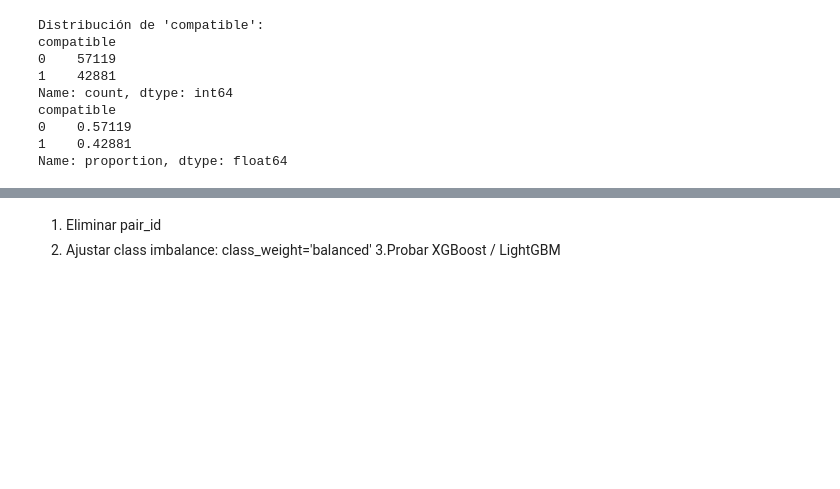
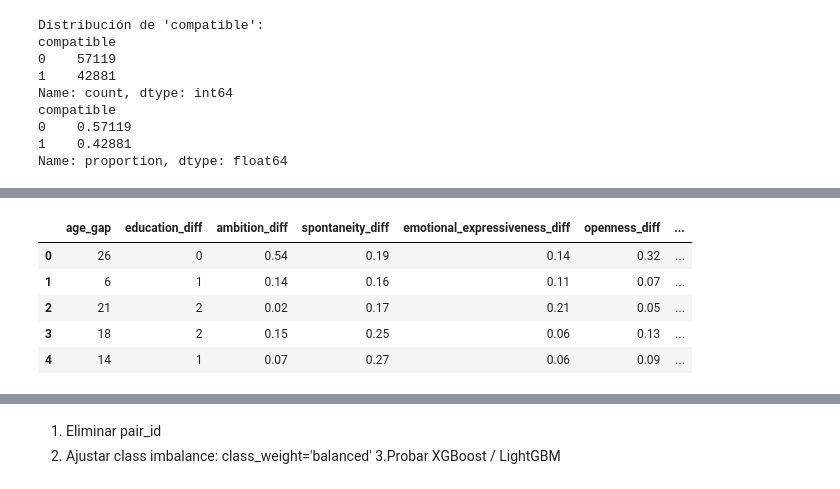
Before and after one commit to OscarDominguezOcana/DISIA-G5, a Jupyter notebook: [DISIA] - G5 - Hito 3.ipynb, the cells around one changed output, grey strips where cells are left out. Cells and saved outputs as stored; diff of their text form; code cells hidden in the pictures; blank space fills up the shorter version.

```diff
--- a/[DISIA] - G5 - Hito 3.ipynb
+++ b/[DISIA] - G5 - Hito 3.ipynb
@@ -127,0 +146,77 @@ Name: proportion, dtype: float64
+# %%
+# =========================
+# 2.1 FEATURE ENGINEERING
+# Basado en relaciones entre Persona A y Persona B
+# =========================
+
+df_fe = df.copy()
+
+# -------------------------
+# Variables relacionales numéricas
+# -------------------------
+df_fe["age_gap"] = np.abs(df_fe["a_age"] - df_fe["b_age"])
+df_fe["education_diff"] = np.abs(df_fe["a_education"] - df_fe["b_education"])
+df_fe["ambition_diff"] = np.abs(df_fe["a_career_ambition"] - df_fe["b_career_ambition"])
+df_fe["spontaneity_diff"] = np.abs(df_fe["a_spontaneity"] - df_fe["b_spontaneity"])
+df_fe["emotional_expressiveness_diff"] = np.abs(
+    df_fe["a_emotional_expressiveness"] - df_fe["b_emotional_expressiveness"]
+)
+
+personality_traits = ["openness", "extraversion", "agreeableness", "conscientiousness"]
+for trait in personality_traits:
+    df_fe[f"{trait}_diff"] = np.abs(df_fe[f"a_{trait}"] - df_fe[f"b_{trait}"])
+
+df_fe["personality_distance_mean"] = df_fe[[f"{t}_diff" for t in personality_traits]].mean(axis=1)
+df_fe["personality_distance_sum"] = df_fe[[f"{t}_diff" for t in personality_traits]].sum(axis=1)
+
+# -------------------------
+# Variables de coincidencia
+# -------------------------
+df_fe["same_location"] = (df_fe["a_location"] == df_fe["b_location"]).astype(int)
+df_fe["same_career_field"] = (df_fe["a_career_field"] == df_fe["b_career_field"]).astype(int)
+df_fe["same_chronotype"] = (df_fe["a_chronotype"] == df_fe["b_chronotype"]).astype(int)
+df_fe["same_love_language"] = (df_fe["a_love_language"] == df_fe["b_love_language"]).astype(int)
+
+# -------------------------
+# Variables por rangos / umbrales
+# -------------------------
+df_fe["age_gap_small"] = (df_fe["age_gap"] <= 5).astype(int)
+df_fe["age_gap_medium"] = ((df_fe["age_gap"] > 5) & (df_fe["age_gap"] <= 10)).astype(int)
+df_fe["age_gap_large"] = (df_fe["age_gap"] > 10).astype(int)
+df_fe["very_large_age_gap"] = (df_fe["age_gap"] > 15).astype(int)
+
+df_fe["high_personality_similarity"] = (df_fe["personality_distance_mean"] < 0.20).astype(int)
+df_fe["similar_ambition"] = (df_fe["ambition_diff"] < 0.20).astype(int)
+
+# -------------------------
+# Interacciones / score agregado
+# -------------------------
+df_fe["same_location_and_love_language"] = (
+    df_fe["same_location"] * df_fe["same_love_language"]
+)
+
+df_fe["overall_match_score"] = (
+    (1 - df_fe["personality_distance_mean"]) * 0.45 +
+    (1 - df_fe["ambition_diff"]) * 0.25 +
+    df_fe["same_location"] * 0.10 +
+    df_fe["same_love_language"] * 0.10 +
+    (1 - np.clip(df_fe["age_gap"] / 20, 0, 1)) * 0.10
+)
+
+# -------------------------
+# Conjunto final de features modelables
+# -------------------------
+engineered_feature_cols = [
+    "age_gap", "education_diff", "ambition_diff", "spontaneity_diff",
+    "emotional_expressiveness_diff",
+    "openness_diff", "extraversion_diff", "agreeableness_diff", "conscientiousness_diff",
+    "personality_distance_mean", "personality_distance_sum",
+    "same_location", "same_career_field", "same_chronotype", "same_love_language",
+    "age_gap_small", "age_gap_medium", "age_gap_large", "very_large_age_gap",
+    "high_personality_similarity", "similar_ambition",
+    "same_location_and_love_language", "overall_match_score"
+]
+
+print(f"Número de variables de feature engineering: {len(engineered_feature_cols)}")
+display(df_fe[engineered_feature_cols + ['compatible', 'relationship_longevity_months']].head())
+# %% [output]
@@ -127,0 +224,6 @@ Name: proportion, dtype: float64
+|  | age_gap | education_diff | ambition_diff | spontaneity_diff | emotional_expressiveness_diff | openness_diff | ... |
+| 0 | 26 | 0 | 0.54 | 0.19 | 0.14 | 0.32 | ... |
+| 1 | 6 | 1 | 0.14 | 0.16 | 0.11 | 0.07 | ... |
+| 2 | 21 | 2 | 0.02 | 0.17 | 0.21 | 0.05 | ... |
+| 3 | 18 | 2 | 0.15 | 0.25 | 0.06 | 0.13 | ... |
+| 4 | 14 | 1 | 0.07 | 0.27 | 0.06 | 0.09 | ... |
```
Also changed, not shown: parts of 22 cells of this notebook.
